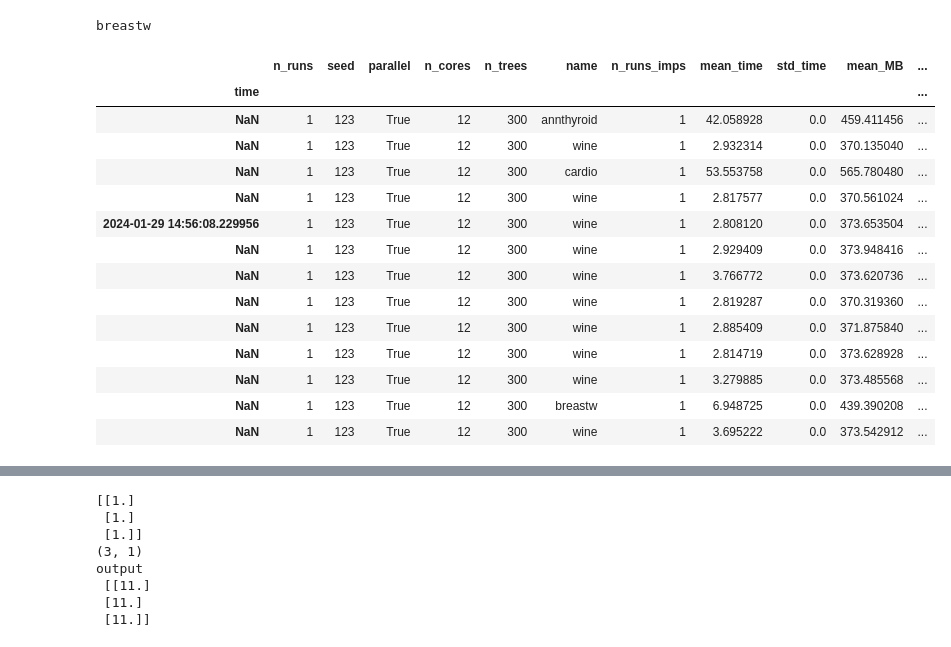
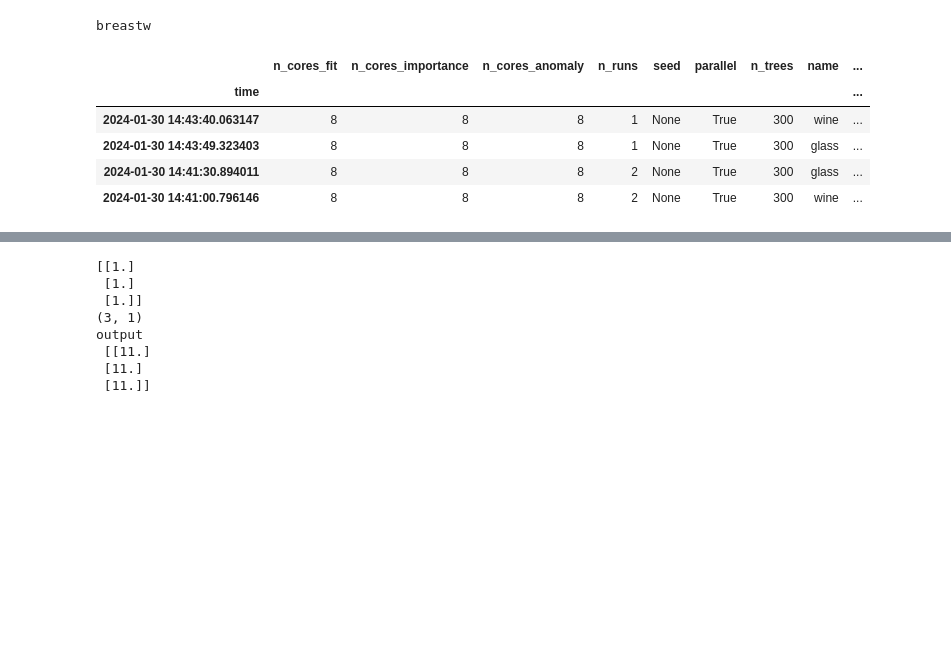
Before and after one commit to francesco-borsatti-unipd/ExIFFI, a Jupyter notebook: notebooks/Test_Parallel.ipynb, the cells around one changed output, grey strips where cells are left out. Cells and saved outputs as stored; diff of their text form; code cells hidden in the pictures; blank space fills up the shorter version.

```diff
--- a/notebooks/Test_Parallel.ipynb
+++ b/notebooks/Test_Parallel.ipynb
@@ -407,32 +407,28 @@ breastw
 # %%
 from append_dir import append_dirname
 append_dirname('ExIFFI')
 
-from capri_code.process_results import load_stats, display_stats
+from capri_code.process_results import load_stats, display_stats, compute_cpu_efficiency
 
 
-results_dirpath = "../capri_code/results/npz/new"
+results_dirpath = "../prova"
 
-stats = load_stats(results_dirpath)
+stats = load_stats(results_dirpath, use_pkl=True)
+
+for i, row in stats.iterrows():
+    n_cores = max([row["n_cores_fit"], row["n_cores_importance"], row["n_cores_anomaly"]])
+    stats.loc[i, "cpu_efficiency"] = compute_cpu_efficiency(row["real_time"], row["user_time"], n_cores)
+
 
 display_stats(stats)
 # display_stats(stats.groupby("name").get_group("cardio"))
 # %% [output]
-|  | n_runs | seed | parallel | n_cores | n_trees | name | n_runs_imps | mean_time | std_time | mean_MB | ... |
-| time |  |  |  |  |  |  |  |  |  |  | ... |
-| NaN | 1 | 123 | True | 12 | 300 | annthyroid | 1 | 42.058928 | 0.0 | 459.411456 | ... |
-| NaN | 1 | 123 | True | 12 | 300 | wine | 1 | 2.932314 | 0.0 | 370.135040 | ... |
-| NaN | 1 | 123 | True | 12 | 300 | cardio | 1 | 53.553758 | 0.0 | 565.780480 | ... |
-| NaN | 1 | 123 | True | 12 | 300 | wine | 1 | 2.817577 | 0.0 | 370.561024 | ... |
-| 2024-01-29 14:56:08.229956 | 1 | 123 | True | 12 | 300 | wine | 1 | 2.808120 | 0.0 | 373.653504 | ... |
-| NaN | 1 | 123 | True | 12 | 300 | wine | 1 | 2.929409 | 0.0 | 373.948416 | ... |
-| NaN | 1 | 123 | True | 12 | 300 | wine | 1 | 3.766772 | 0.0 | 373.620736 | ... |
-| NaN | 1 | 123 | True | 12 | 300 | wine | 1 | 2.819287 | 0.0 | 370.319360 | ... |
-| NaN | 1 | 123 | True | 12 | 300 | wine | 1 | 2.885409 | 0.0 | 371.875840 | ... |
-| NaN | 1 | 123 | True | 12 | 300 | wine | 1 | 2.814719 | 0.0 | 373.628928 | ... |
-| NaN | 1 | 123 | True | 12 | 300 | wine | 1 | 3.279885 | 0.0 | 373.485568 | ... |
-| NaN | 1 | 123 | True | 12 | 300 | breastw | 1 | 6.948725 | 0.0 | 439.390208 | ... |
-| NaN | 1 | 123 | True | 12 | 300 | wine | 1 | 3.695222 | 0.0 | 373.542912 | ... |
+|  | n_cores_fit | n_cores_importance | n_cores_anomaly | n_runs | seed | parallel | n_trees | name | ... |
+| time |  |  |  |  |  |  |  |  | ... |
+| 2024-01-30 14:43:40.063147 | 8 | 8 | 8 | 1 | None | True | 300 | wine | ... |
+| 2024-01-30 14:43:49.323403 | 8 | 8 | 8 | 1 | None | True | 300 | glass | ... |
+| 2024-01-30 14:41:30.894011 | 8 | 8 | 8 | 2 | None | True | 300 | glass | ... |
+| 2024-01-30 14:41:00.796146 | 8 | 8 | 8 | 2 | None | True | 300 | wine | ... |
 # %%
 import numpy as np
 from append_dir import append_dirname
```
Also changed, not shown: parts of 1 cell of this notebook.
